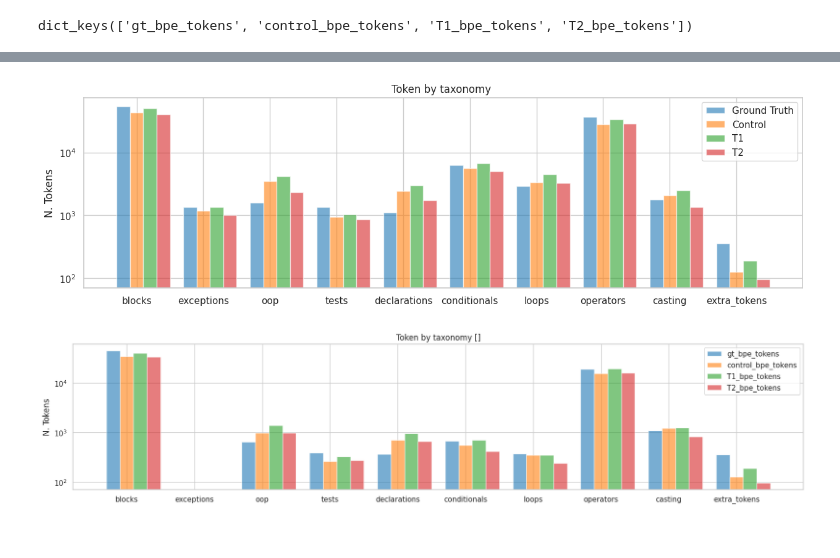
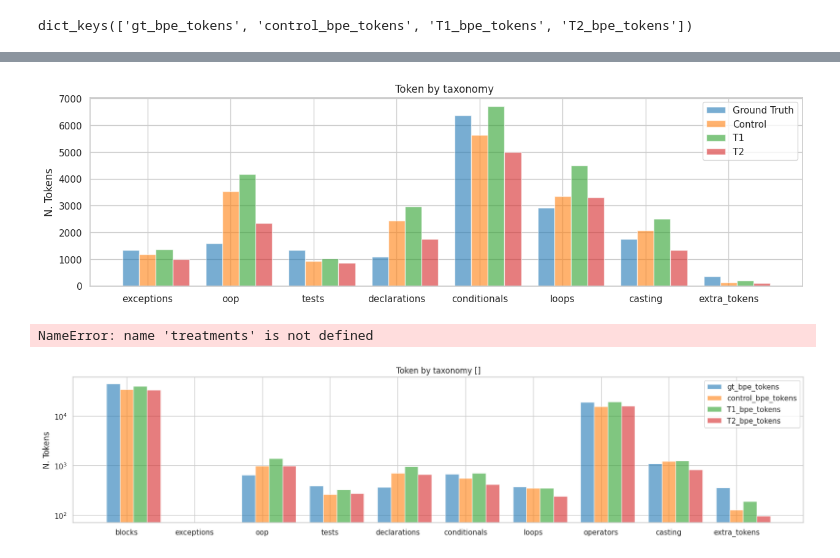
Before and after one commit to WM-SEMERU/galeras-benchmark, a Jupyter notebook: notebooks/exploratory_analysis_bpe_distribution.ipynb, the cells around one changed output, grey strips where cells are left out. Drawn from its saved outputs; the diff is of its cells as text; code cells hidden in the pictures.

````diff
--- a/notebooks/exploratory_analysis_bpe_distribution.ipynb
+++ b/notebooks/exploratory_analysis_bpe_distribution.ipynb
@@ -218,6 +218,8 @@ result.head()
 | 4 | def apply(self, func, mask=None) ... | 45 | [def, Ġa, p, p, ly, (, self, ,, Ġ... | 185 | ```\n mask = mask.astype(bool)\n ... | 32 | [`, `, `, ĊĠĠĠĠĠĠĠ, Ġm, ask, Ġ=, ... | ... |
 # %%
 result.to_json('/workspaces/chat-gpt-failures/data/bpe_distribution_code_completion_T2.json')
+# %%
+result = pd.read_json('/workspaces/chat-gpt-failures/data/bpe_distribution_code_completion_T2.json')
 # %%
 sns.histplot(data=result[["n_words_gt","n_words_c","n_words_T1","n_words_T2"]], kde=True, log_scale=True).set_title("test")
 # %% [output]
@@ -662,13 +732,23 @@ flat_dict_foc_tax_non['gt_bpe_tokens'][0]
 # %%
 data_to_print = []
 for key in treatments:
     data_to_print.append(flat_dict_foc_tax_non[key][0])
 fig, axs = plt.subplots( figsize=(15,4), ncols=1 )
-print_token_distribution( data_to_print, ax=axs,  label=treatments, log=True, width = 0.2 )
+print_token_distribution( data_to_print, ax=axs,  label=treatments, log=False, width = 0.2 )
 axs.legend(series)
 plt.show()
 # %% [output]
-[figure, old version]
+[figure, new version]
+# %%
+data_to_print = []
+for key in treatments:
+    data_to_print.append(flat_dict_foc_tax_non[key][0])
+fig, axs = plt.subplots( figsize=(15,4), ncols=1 )
+print_token_distribution( data_to_print, ax=axs,  label=treatments, log=False, width = 0.2 )
+axs.legend(series)
+plt.show()
+# %% [output]
+NameError: name 'treatments' is not defined
 # %%
 data_to_print = []
 for key in treatments:
````
Also changed, not shown: parts of 6 cells of this notebook, 3 other files.
